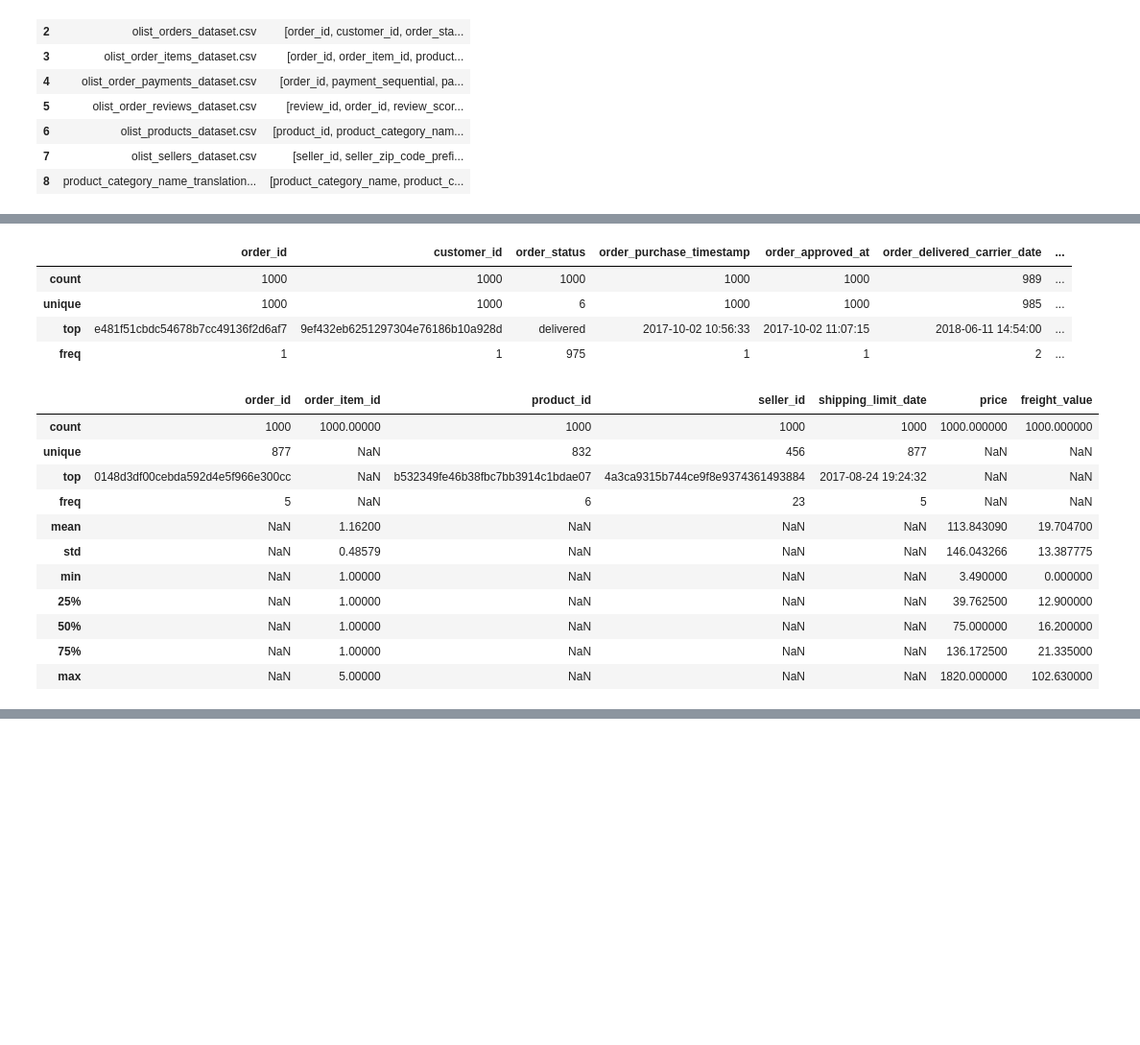
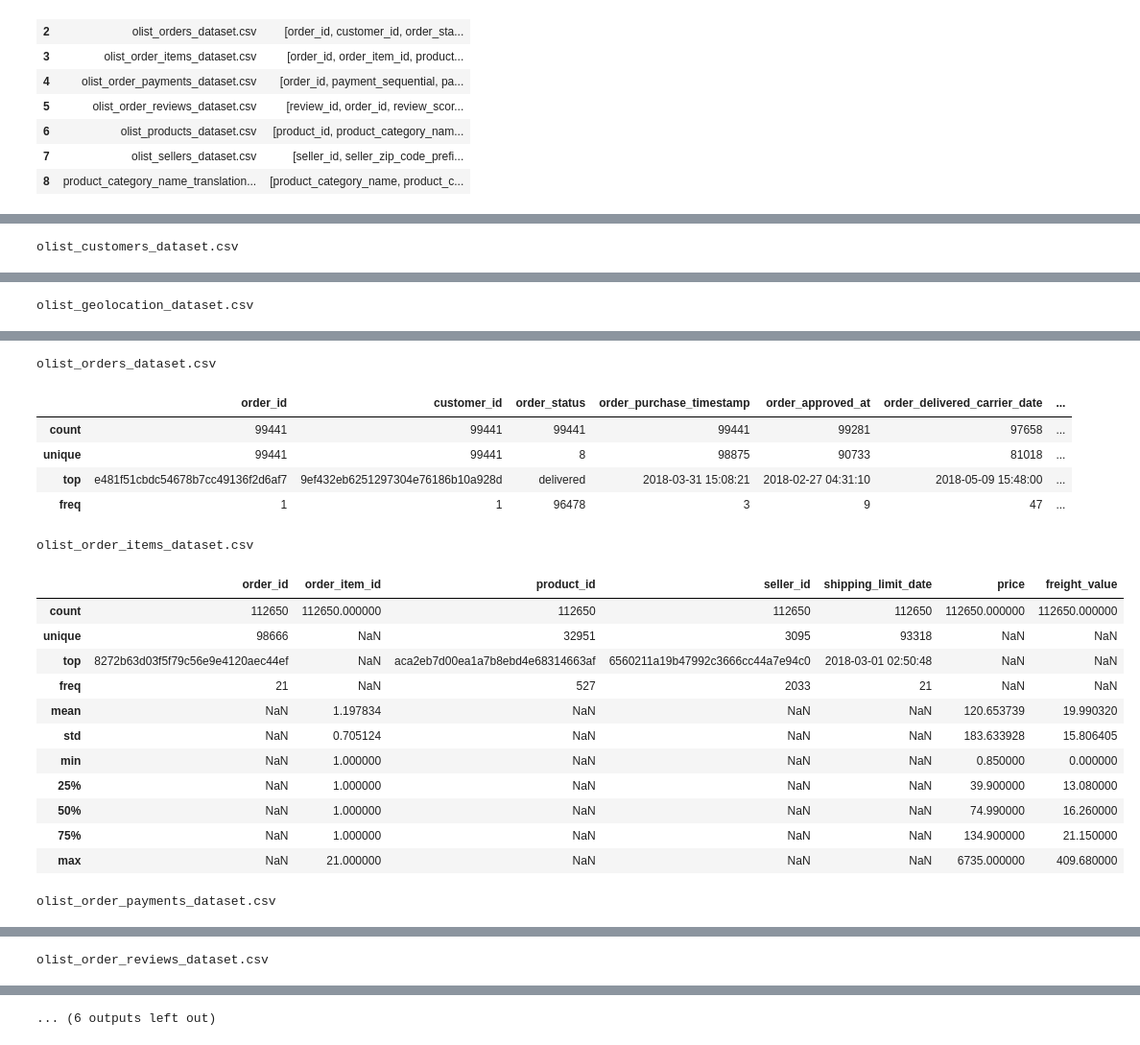
Before and after one commit to arshad-macy/Brazillian_ecommerce_analysis, a Jupyter notebook: pynotebooks/datacleaning.ipynb, the cells around one changed output, grey strips where cells are left out. Shown at 96% size. Cells and saved outputs as stored; diff of their text form; code cells hidden in the pictures; blank space fills up the shorter version.

```diff
--- a/pynotebooks/datacleaning.ipynb
+++ b/pynotebooks/datacleaning.ipynb
@@ -4,4 +8,6 @@
 import os
 import glob
 import pandas as pd
+import numpy as np
 pd.set_option('display.max_colwidth', None)
+pd.set_option('display.max_columns', None)
@@ -15,11 +26,12 @@ file_profiles =[]
 dfs =[]
 column_def=[]
 describe_prf=[]
-
+null_count=[]
+samples_f=[]
 for file in all_files:
     try:
         # Load sample or full file depending on size
-        df_temp = pd.read_csv(file, nrows=1000) # Quick check on first 1000 rows
+        df_temp = pd.read_csv(file) # Quick check on first 1000 rows with nrows=1000
 
         profile = {
             "File_Name": os.path.basename(file),
@@ -32,10 +44,25 @@ for file in all_files:
             "File_Name": os.path.basename(file),
             "Column names": list(df_temp.columns)
         }
+        nullcntf={
+            "File_Name": os.path.basename(file),
+            "Null columns": df_temp.isnull().sum()
+        }
+        des_prf={
+            "File_Name": os.path.basename(file),
+            "Describe": df_temp.describe(include="all")
+        }
+        samples={
+            "File_Name": os.path.basename(file),
+            "Samples": df_temp.sample(10)
+        }
+
 
         file_profiles.append(profile)
         column_def.append(column_prf)
-        describe_prf.append(df_temp.describe(include="all"))
+        null_count.append(nullcntf)
+        describe_prf.append(des_prf)
+        samples_f.append(samples)
 
         # Keep track for final master merge
         #dfs.append(pd.read_csv(file))
@@ -76,3 +103,16 @@ column_df
 | 6 | olist_products_dataset.csv | [product_id, product_category_nam... |
 | 7 | olist_sellers_dataset.csv | [seller_id, seller_zip_code_prefi... |
 | 8 | product_category_name_translation... | [product_category_name, product_c... |
+# %%
+for item in null_count:
+    s = item["Null columns"]
+    s = s[s > 0]
+
+    if s.empty:
+        pass
+        #print(item["File_Name"])
+        #print("No null values\n")
+    else:
+        print(item["File_Name"])
+        display(s.to_frame("null_count"))
+        #print(s)
@@ -79,5 +139,7 @@ column_df
 # %%
 for item in describe_prf:
-  display(item)
+  print(item["File_Name"])
+  display(item["Describe"])
 # %% [output]
+olist_customers_dataset.csv
 |  | customer_id | customer_unique_id | customer_zip_code_prefix | customer_city | customer_state |
@@ -95 +157,2 @@ for item in describe_prf:
+olist_geolocation_dataset.csv
 |  | geolocation_zip_code_prefix | geolocation_lat | geolocation_lng | geolocation_city | geolocation_state |
@@ -107,18 +170,21 @@ for item in describe_prf:
+olist_orders_dataset.csv
 |  | order_id | customer_id | order_status | order_purchase_timestamp | order_approved_at | order_delivered_carrier_date | ... |
-| count | 1000 | 1000 | 1000 | 1000 | 1000 | 989 | ... |
-| unique | 1000 | 1000 | 6 | 1000 | 1000 | 985 | ... |
-| top | e481f51cbdc54678b7cc49136f2d6af7 | 9ef432eb6251297304e76186b10a928d | delivered | 2017-10-02 10:56:33 | 2017-10-02 11:07:15 | 2018-06-11 14:54:00 | ... |
-| freq | 1 | 1 | 975 | 1 | 1 | 2 | ... |
+| count | 99441 | 99441 | 99441 | 99441 | 99281 | 97658 | ... |
+| unique | 99441 | 99441 | 8 | 98875 | 90733 | 81018 | ... |
+| top | e481f51cbdc54678b7cc49136f2d6af7 | 9ef432eb6251297304e76186b10a928d | delivered | 2018-03-31 15:08:21 | 2018-02-27 04:31:10 | 2018-05-09 15:48:00 | ... |
+| freq | 1 | 1 | 96478 | 3 | 9 | 47 | ... |
+olist_order_items_dataset.csv
 |  | order_id | order_item_id | product_id | seller_id | shipping_limit_date | price | freight_value |
-| count | 1000 | 1000.00000 | 1000 | 1000 | 1000 | 1000.000000 | 1000.000000 |
-| unique | 877 | NaN | 832 | 456 | 877 | NaN | NaN |
-| top | 0148d3df00cebda592d4e5f966e300cc | NaN | b532349fe46b38fbc7bb3914c1bdae07 | 4a3ca9315b744ce9f8e9374361493884 | 2017-08-24 19:24:32 | NaN | NaN |
-| freq | 5 | NaN | 6 | 23 | 5 | NaN | NaN |
-| mean | NaN | 1.16200 | NaN | NaN | NaN | 113.843090 | 19.704700 |
-| std | NaN | 0.48579 | NaN | NaN | NaN | 146.043266 | 13.387775 |
-| min | NaN | 1.00000 | NaN | NaN | NaN | 3.490000 | 0.000000 |
-| 25% | NaN | 1.00000 | NaN | NaN | NaN | 39.762500 | 12.900000 |
-| 50% | NaN | 1.00000 | NaN | NaN | NaN | 75.000000 | 16.200000 |
-| 75% | NaN | 1.00000 | NaN | NaN | NaN | 136.172500 | 21.335000 |
-| max | NaN | 5.00000 | NaN | NaN | NaN | 1820.000000 | 102.630000 |
+| count | 112650 | 112650.000000 | 112650 | 112650 | 112650 | 112650.000000 | 112650.000000 |
+| unique | 98666 | NaN | 32951 | 3095 | 93318 | NaN | NaN |
+| top | 8272b63d03f5f79c56e9e4120aec44ef | NaN | aca2eb7d00ea1a7b8ebd4e68314663af | 6560211a19b47992c3666cc44a7e94c0 | 2018-03-01 02:50:48 | NaN | NaN |
+| freq | 21 | NaN | 527 | 2033 | 21 | NaN | NaN |
+| mean | NaN | 1.197834 | NaN | NaN | NaN | 120.653739 | 19.990320 |
+| std | NaN | 0.705124 | NaN | NaN | NaN | 183.633928 | 15.806405 |
+| min | NaN | 1.000000 | NaN | NaN | NaN | 0.850000 | 0.000000 |
+| 25% | NaN | 1.000000 | NaN | NaN | NaN | 39.900000 | 13.080000 |
+| 50% | NaN | 1.000000 | NaN | NaN | NaN | 74.990000 | 16.260000 |
+| 75% | NaN | 1.000000 | NaN | NaN | NaN | 134.900000 | 21.150000 |
+| max | NaN | 21.000000 | NaN | NaN | NaN | 6735.000000 | 409.680000 |
+olist_order_payments_dataset.csv
 |  | order_id | payment_sequential | payment_type | payment_installments | payment_value |
@@ -136 +202,2 @@ for item in describe_prf:
+olist_order_reviews_dataset.csv
 |  | review_id | order_id | review_score | review_comment_title | review_comment_message | review_creation_date | ... |
@@ -176,0 +215 @@ for item in describe_prf:
+... (6 outputs left out)
```
Also changed, not shown: parts of 8 cells of this notebook.
